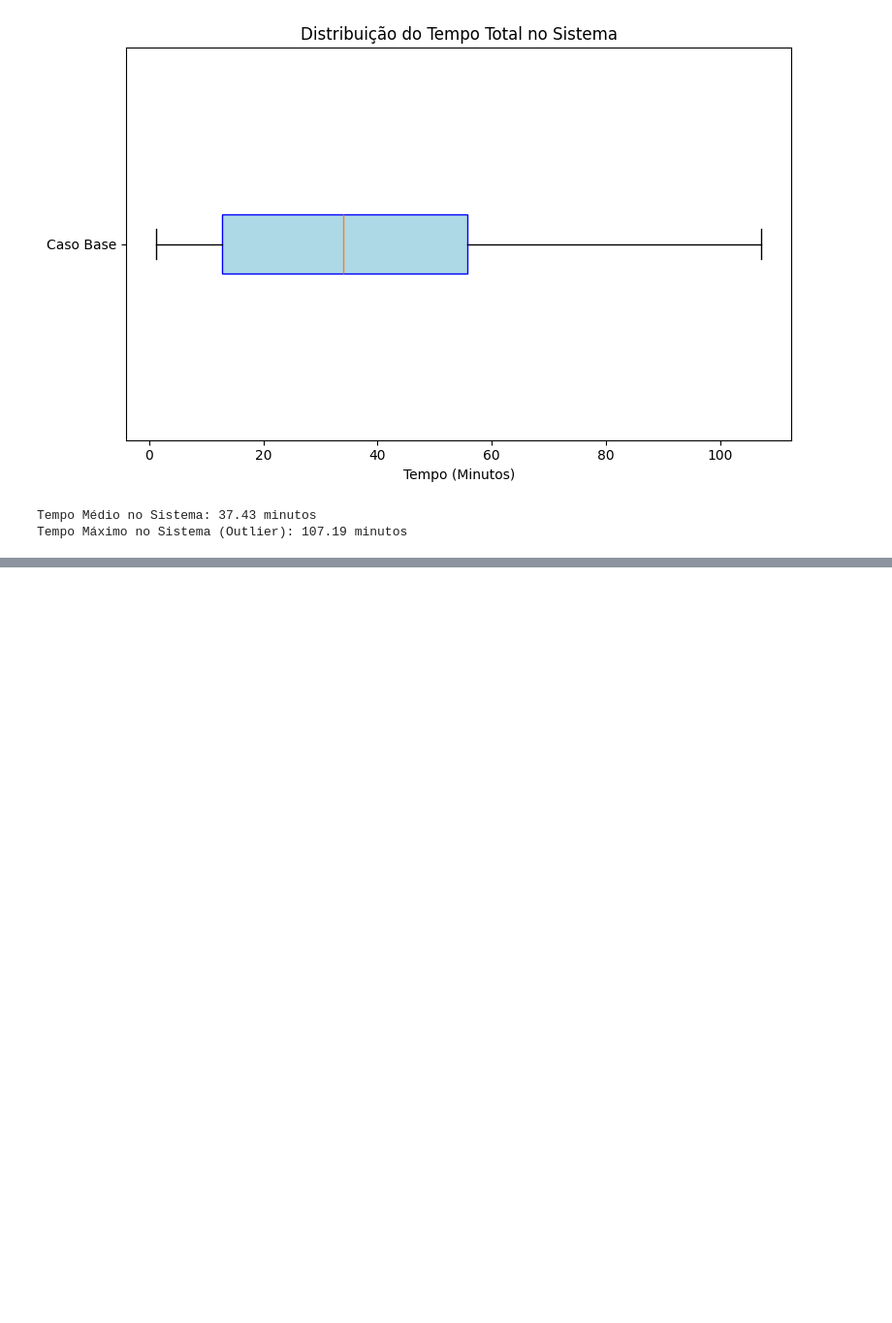
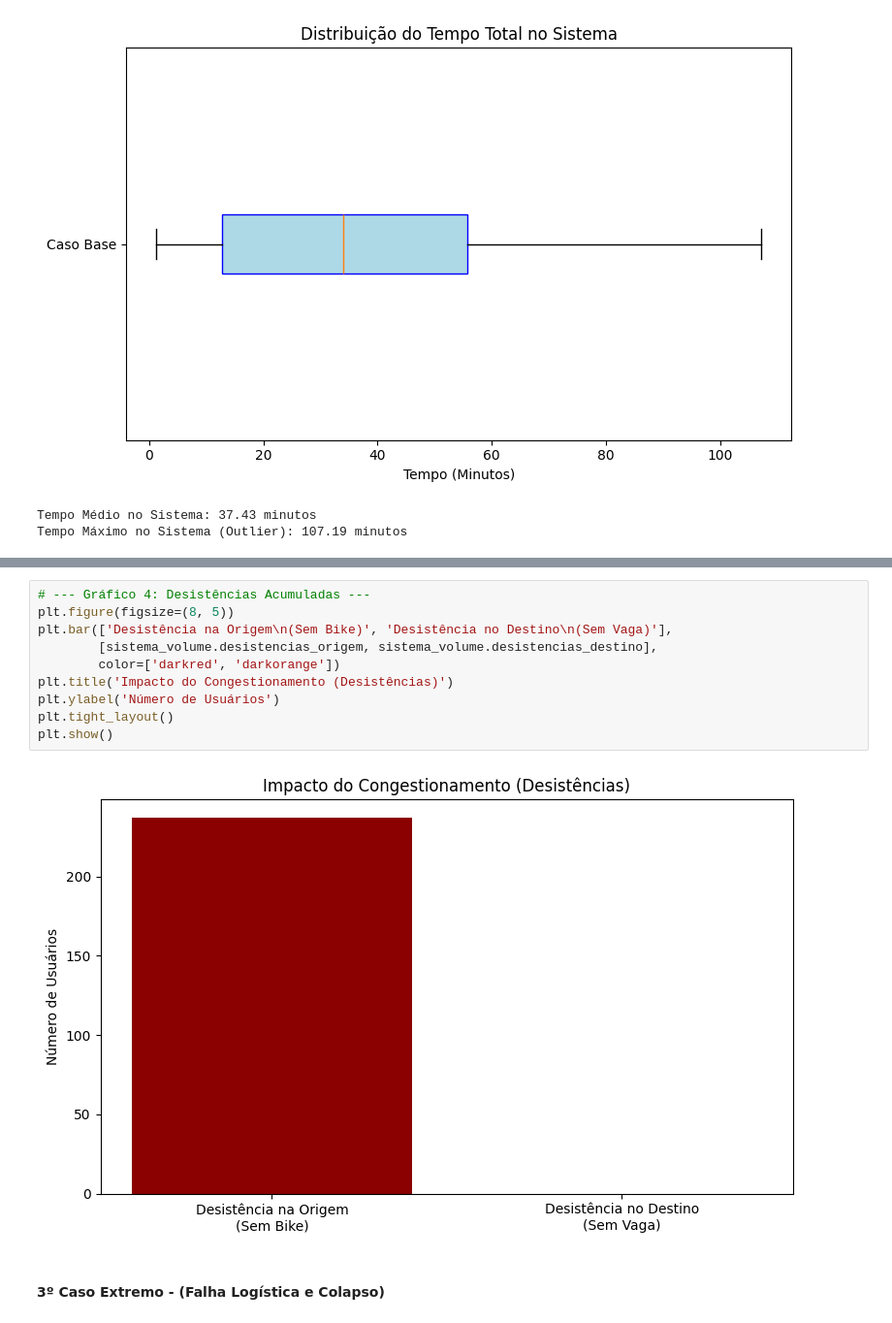
Before and after one commit to gustavfreitas/pi_comp_cientifica, a Jupyter notebook: EP2_Simulacao_Discreta/bicicletas_compartilhadas.ipynb, the cells around one changed output, grey strips where cells are left out. Shown at 97% size. Drawn from its saved outputs; the diff is of its cells as text; blank space fills up the shorter version.

```diff
--- a/EP2_Simulacao_Discreta/bicicletas_compartilhadas.ipynb
+++ b/EP2_Simulacao_Discreta/bicicletas_compartilhadas.ipynb
@@ -141,0 +231,14 @@ Tempo Máximo no Sistema (Outlier): 107.19 minutos
+# %%
+# --- Gráfico 4: Desistências Acumuladas ---
+plt.figure(figsize=(8, 5))
+plt.bar(['Desistência na Origem\n(Sem Bike)', 'Desistência no Destino\n(Sem Vaga)'],
+        [sistema_volume.desistencias_origem, sistema_volume.desistencias_destino],
+        color=['darkred', 'darkorange'])
+plt.title('Impacto do Congestionamento (Desistências)')
+plt.ylabel('Número de Usuários')
+plt.tight_layout()
+plt.show()
+# %% [output]
+[figure, added]
+# %% [markdown]
+#### 3º Caso Extremo - (Falha Logística e Colapso)
```
Also changed, not shown: parts of 12 cells of this notebook.
